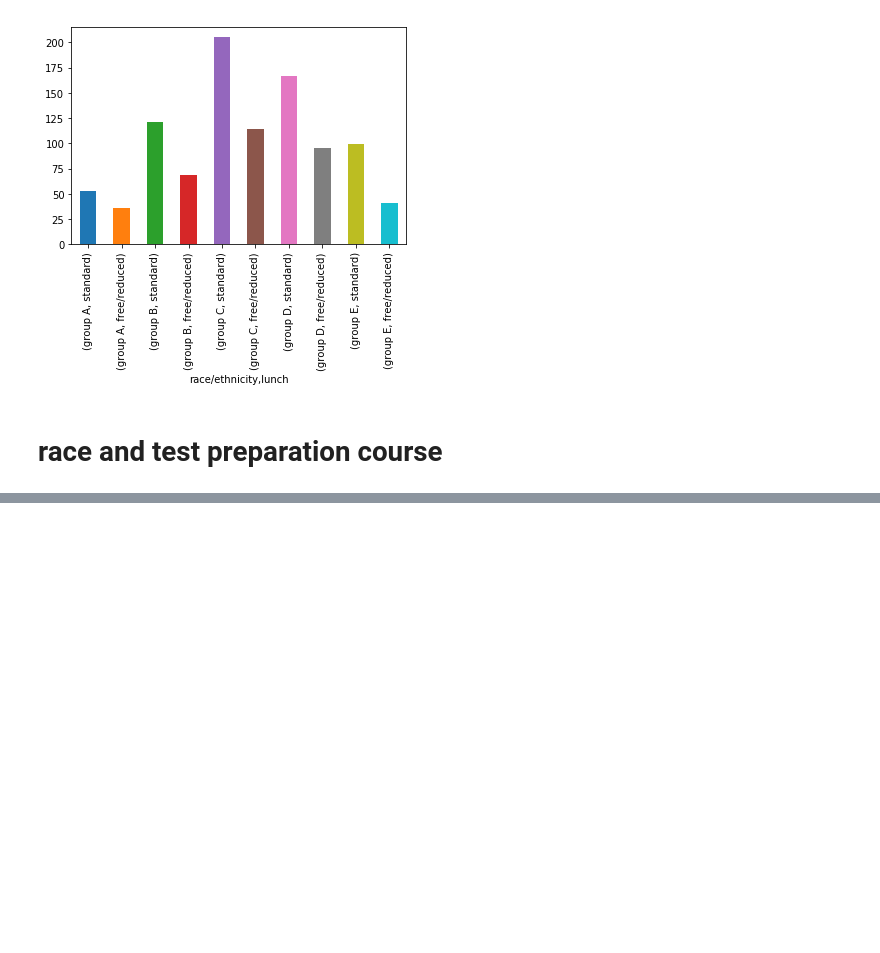
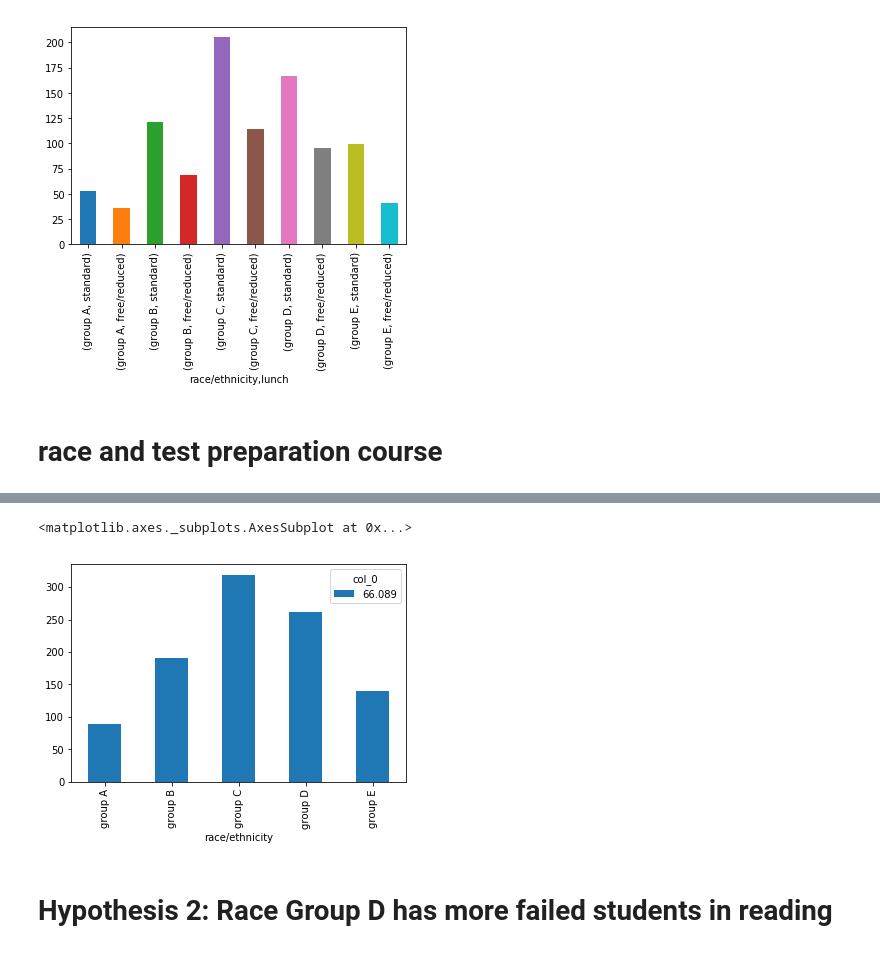
Before and after one commit to mahatnino/Student-Performance-Project-I-, a Jupyter notebook: Race/Data Visualization and Hypothesis testing .ipynb, the cells around one changed output, grey strips where cells are left out. Cells and saved outputs as stored; diff of their text form; code cells hidden in the pictures; blank space fills up the shorter version.

```diff
--- a/Race/Data Visualization and Hypothesis testing .ipynb
+++ b/Race/Data Visualization and Hypothesis testing .ipynb
@@ -90,0 +118,7 @@ df['lunch'].groupby(df['race/ethnicity']).value_counts().plot.bar()
+# %%
+pd.crosstab(df['race/ethnicity'],df['math score'].mean()).plot.bar()
+# %% [output]
+<matplotlib.axes._subplots.AxesSubplot at 0x...>
+[figure, added]
+# %% [markdown]
+# Hypothesis 2: Race Group D has more  failed students in reading
```
Also changed, not shown: parts of 18 cells of this notebook.
